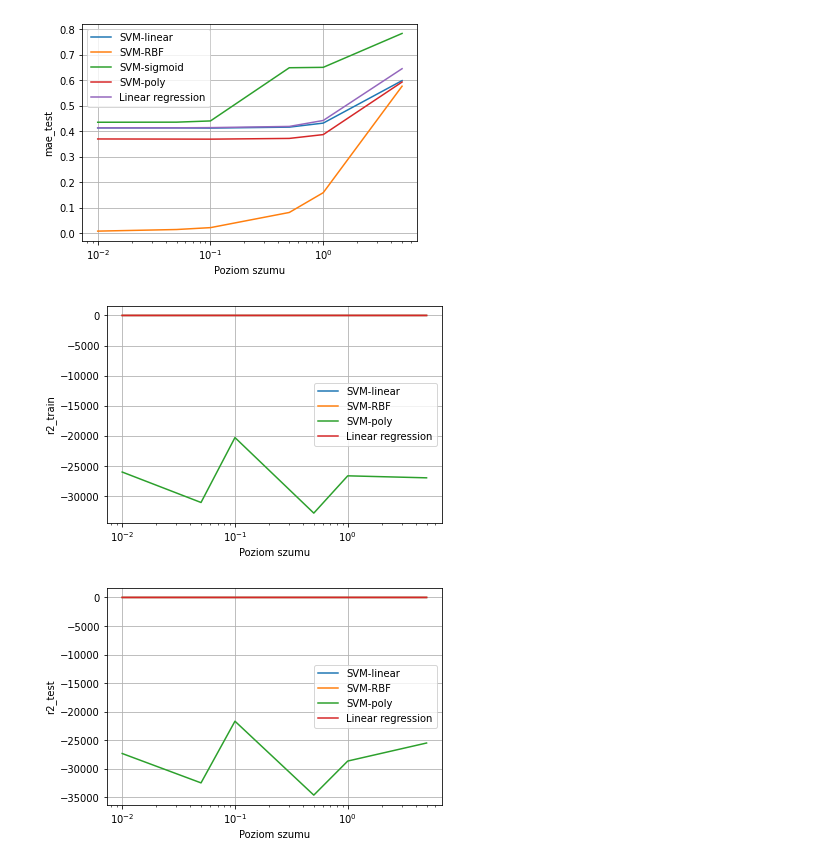
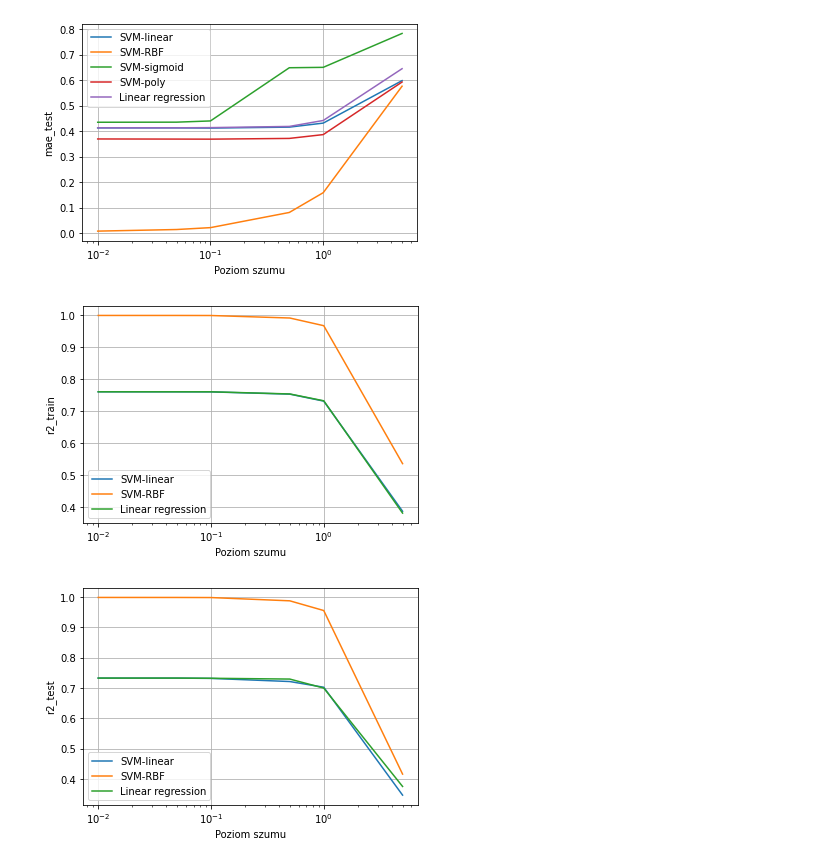
Before and after one commit to kubasikora/WMH-Projekt, a Jupyter notebook: Results.ipynb, the cells around one changed output. Cells and saved outputs as stored; diff of their text form; code cells hidden in the pictures.

```diff
--- a/Results.ipynb
+++ b/Results.ipynb
@@ -80,28 +88,29 @@ plt.show()
 [figure]
 [figure]
 # %%
+## generacja reszty wyników- dla poly i sigmoid były zbyt złe wyniki aby je pokazywać :)
 for err in _error2:
     _res_lin = linear_svm.groupby(['noise'], as_index=False)[err].min()
     _res_rbf = rbf_svm.groupby(['noise'], as_index=False)[err].min()
 #     _res_sig = sigmoid_svm.groupby(['noise'], as_index=False)[err].min()
-    _res_poly = poly_svm.groupby(['noise'], as_index=False)[err].min()
+#     _res_poly = poly_svm.groupby(['noise'], as_index=False)[err].min()
     _res_linreg = _linear.groupby(['noise'], as_index=False)[err].min()
     fig = plt.figure()
 
-    for frame in [_res_lin, _res_rbf,_res_poly, _res_linreg]:
+    for frame in [_res_lin, _res_rbf, _res_linreg]:
         plt.plot(frame['noise'], frame[err])
     plt.xscale('log')
-    plt.legend(['SVM-linear', 'SVM-RBF','SVM-poly', 'Linear regression'])
+    plt.legend(['SVM-linear', 'SVM-RBF', 'Linear regression'])
     plt.ylabel(err)
     plt.xlabel("Poziom szumu")
     plt.grid()
     plt.savefig(err+'.png')
     plt.show()
 
 
 # plt.xlim(0,18000)
 # plt.ylim(0,30)
 plt.show()
 # %% [output]
-[figure, old version]
+[figure, new version]
-[figure, old version]
+[figure, new version]
```
Also changed, not shown: parts of 5 cells of this notebook, 10 other files.
